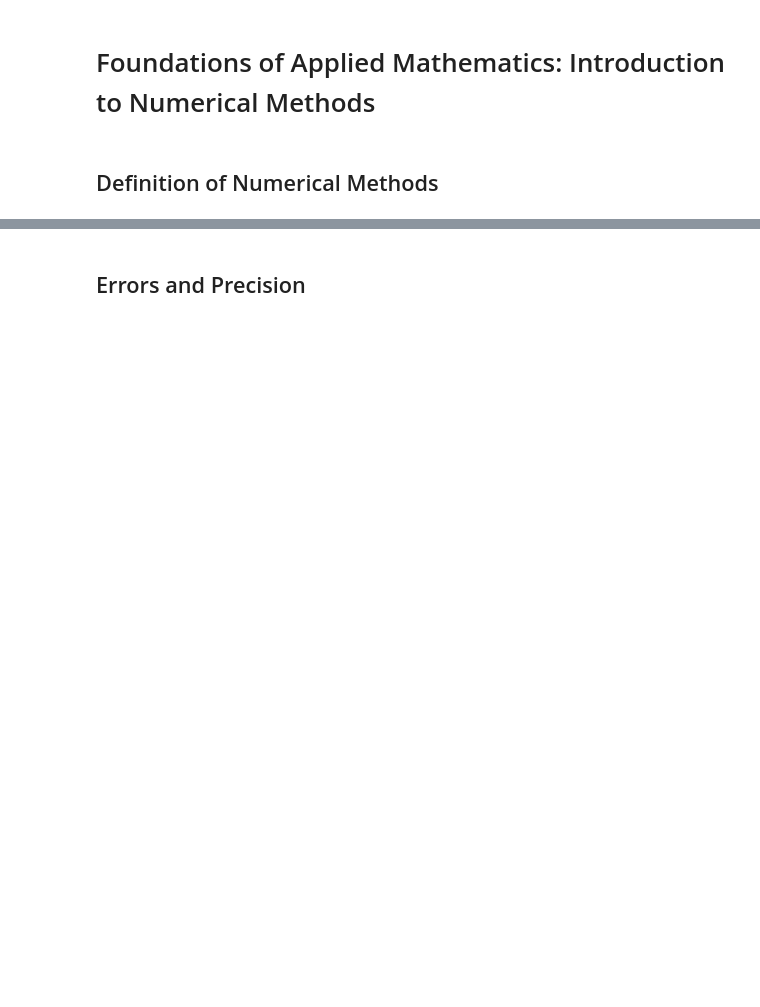
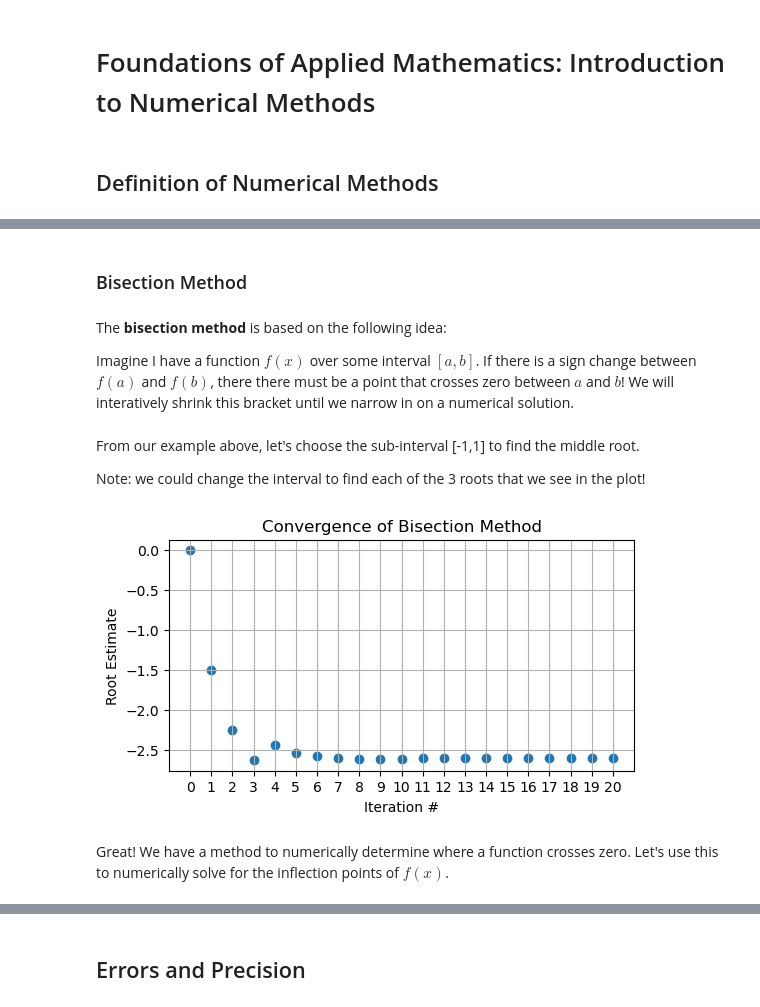
Before and after one commit to willcho5603/bwsi-comp-problem-solving, a Jupyter notebook: mod1_foundations_of_applied_math/2_intro_to_numerical_methods.ipynb, the cells around one changed output, grey strips where cells are left out. Cells and saved outputs as stored; diff of their text form; code cells hidden in the pictures; blank space fills up the shorter version.

Commit message:
update module 1: add notebook for small groups discussing intro to numerical methods

```diff
--- a/mod1_foundations_of_applied_math/2_intro_to_numerical_methods.ipynb
+++ b/mod1_foundations_of_applied_math/2_intro_to_numerical_methods.ipynb
@@ -9,0 +73,6 @@ Refer to some of the general notes in [this notebook](https://github.com/mspieg/
+# %% [markdown]
+### Bisection Method
+# %% [markdown]
+The **bisection method** is based on the following idea:
+
+Imagine I have a function $f(x)$ over some interval $[a,b]$. If there is a sign change between $f(a)$ and $f(b)$, there there must be a point that crosses zero between $a$ and $b$! We will interatively shrink this bracket until we narrow in on a numerical solution.
@@ -9,0 +123,20 @@ Refer to some of the general notes in [this notebook](https://github.com/mspieg/
+# %% [markdown]
+From our example above, let's choose the sub-interval [-1,1] to find the middle root.
+
+Note: we could change the interval to find each of the 3 roots that we see in the plot!
+# %%
+# call the bisection method!
+root, root_iter = bisection_method(f,-1,1)
+# %%
+plt.figure(figsize=(6,3))
+plt.scatter(range(len(root_iter)), root_iter)
+plt.title("Convergence of Bisection Method")
+plt.ylabel("Root Estimate")
+plt.xlabel("Iteration #")
+plt.xticks(range(len(root_iter)))
+plt.grid()
+plt.show()
+# %% [output]
+[figure, added]
+# %% [markdown]
+Great! We have a method to numerically determine where a function crosses zero. Let's use this to numerically solve for the inflection points of $f(x)$.
```
Also changed, not shown: parts of 47 cells of this notebook.
